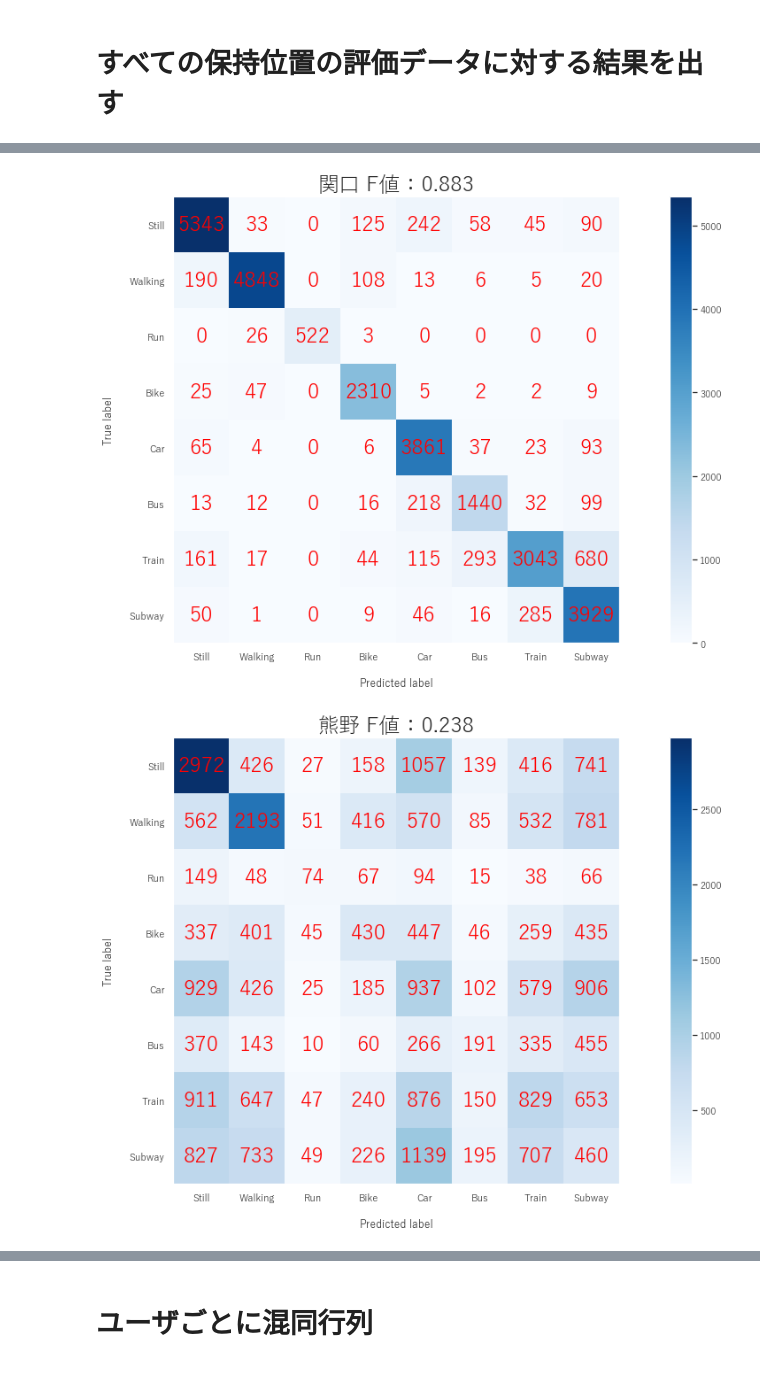
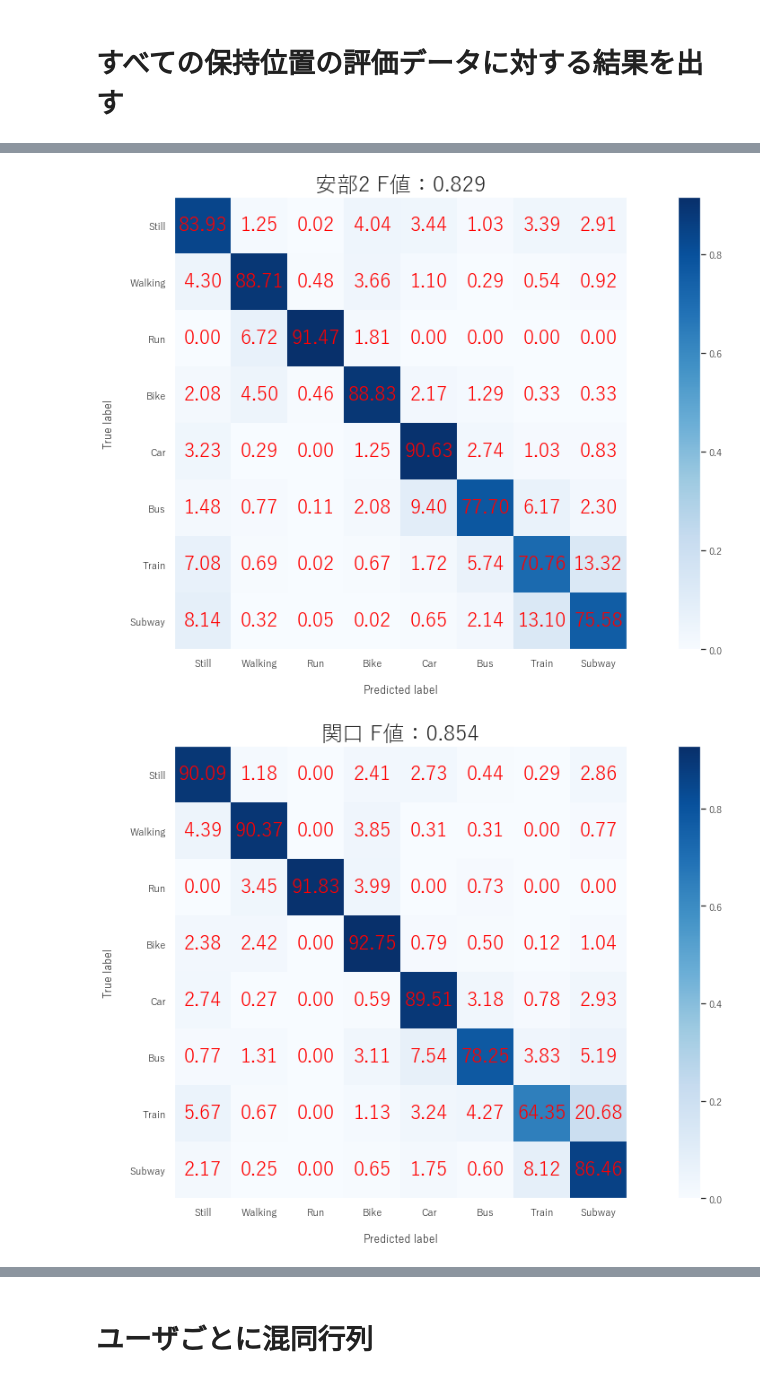
Before and after one commit to nekketsu2010/SHL2020, a Jupyter notebook: Notebook/安部関口分類フロー検証/Hipsパターン2検証.ipynb, the cells around one changed output, grey strips where cells are left out. Drawn from its saved outputs; the diff is of its cells as text; code cells hidden in the pictures.

```diff
--- a/Notebook/安部関口分類フロー検証/Hipsパターン2検証.ipynb
+++ b/Notebook/安部関口分類フロー検証/Hipsパターン2検証.ipynb
@@ -19,10 +19,10 @@ from IPython.core.display import display, HTML
 display(HTML("<style>.container { width:90% !important; }</style>"))
 # %%
 def plot_confusion_matrix(test_y,pred_y,class_names,normalize=False, fontsize=32):
-    cm = confusion_matrix(test_y,pred_y)
+    cm = (confusion_matrix(test_y,pred_y))
     # classes = class_names[unique_labels(test_y,pred_y)]
     if normalize:
-        cm = cm.astype('float') / cm.sum(axis=0)
+        cm = cm.astype('float') / cm.sum(axis=1, keepdims=True)
 
     if len(class_names) <= 3:
         fig, ax = plt.subplots(figsize=(8, 4))
@@ -42,7 +42,7 @@ def plot_confusion_matrix(test_y,pred_y,class_names,normalize=False, fontsize=32
         for j in range(cm.shape[1]):
             ax.text(j,
                     i,
-                    format(cm[i, j], fmt),
+                    format(cm[i, j] * 100, fmt),
                     ha="center",
                     va="center",
                     color="red", fontsize=fontsize)
@@ -50,7 +50,7 @@ def plot_confusion_matrix(test_y,pred_y,class_names,normalize=False, fontsize=32
     return ax
 # %%
 def rename(kind, hold_position, name):
-    folder_name = "pattern2Hips"
+    folder_name = "pattern2NewTest"
     if kind == "test":
         file_path = folder_name + "/" + kind + "_" + name + "分類_pattern2.npy"
         return file_path
@@ -104,7 +104,8 @@ def pattern2Concat(kind, hold_position, name):
 # %%
 # hold_positions = ["Bag", "Hips", "Torso", "Hand"]
 hold_positions = ["Hips"]
-names = ["安部", "関口", "熊野", "横山"]
+names = ["安部", "安部2", "関口", "熊野", "横山", "横山2"]
+# names = ["安部", "関口", "横山"]
 # names = ["安部", "関口", "熊野"]
 # names = ["安部", "関口"]
 patterns = []
@@ -140,7 +141,7 @@ pattern2.npyのshape (28685,)
 class_names = ["Still", "Walking", "Run", "Bike", "Car", "Bus", "Train", "Subway"]
 
 for pattern, name in zip(patterns, names):
-    plot_confusion_matrix(pattern['label'], pattern[name + "predict"], class_names, normalize=False, fontsize=24)
+    plot_confusion_matrix(pattern['label'], pattern[name + "predict"], class_names, normalize=True, fontsize=22)
     plt.grid(False)
 
     f1 = f1_score(pattern['label'], pattern[name + "predict"], average="macro")
@@ -155,2 +158,2 @@ for pattern, name in zip(patterns, names):
-[figure, old version]
+[figure, new version]
-[figure, old version]
+[figure, new version]
```
Also changed, not shown: parts of 60 cells of this notebook, 19 other files.
